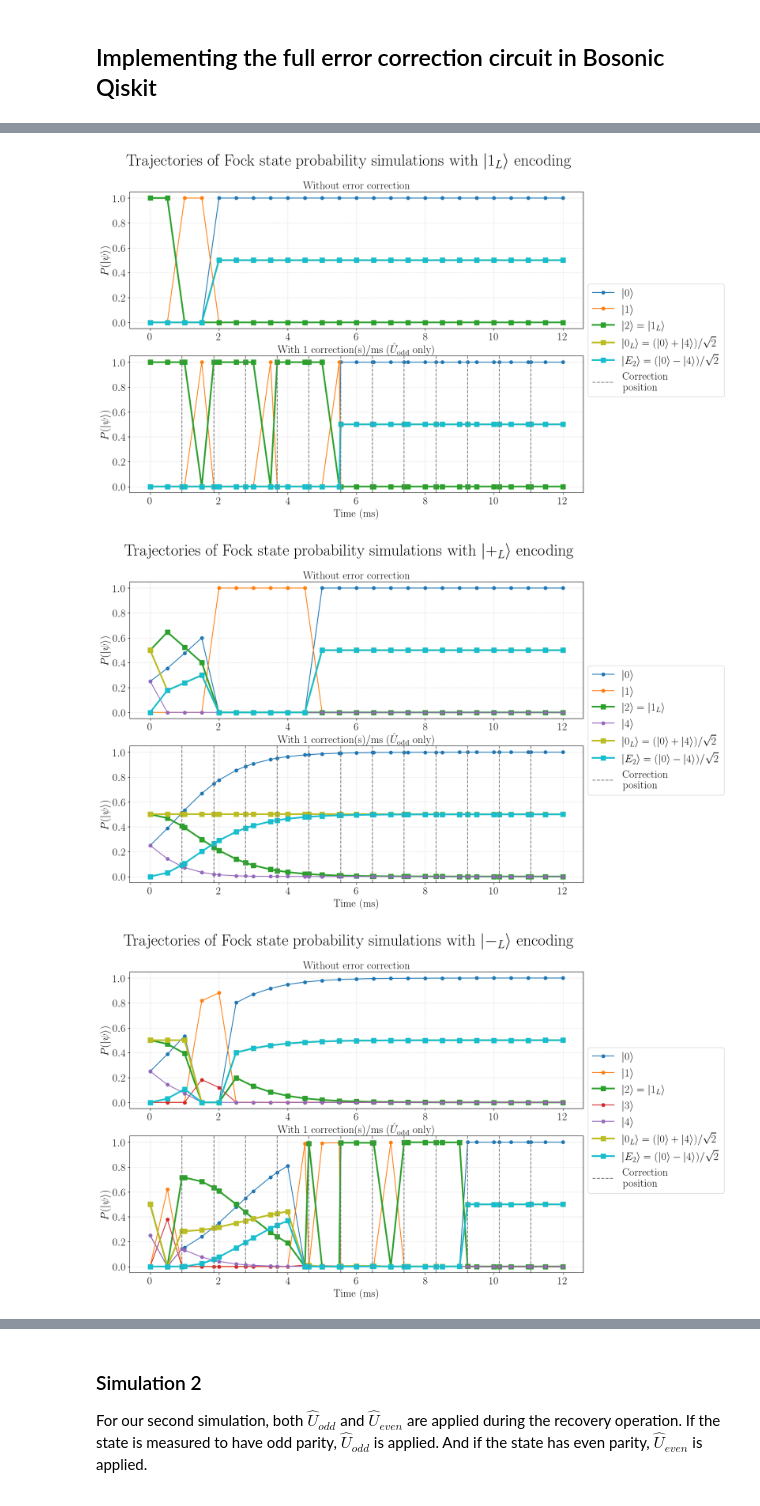
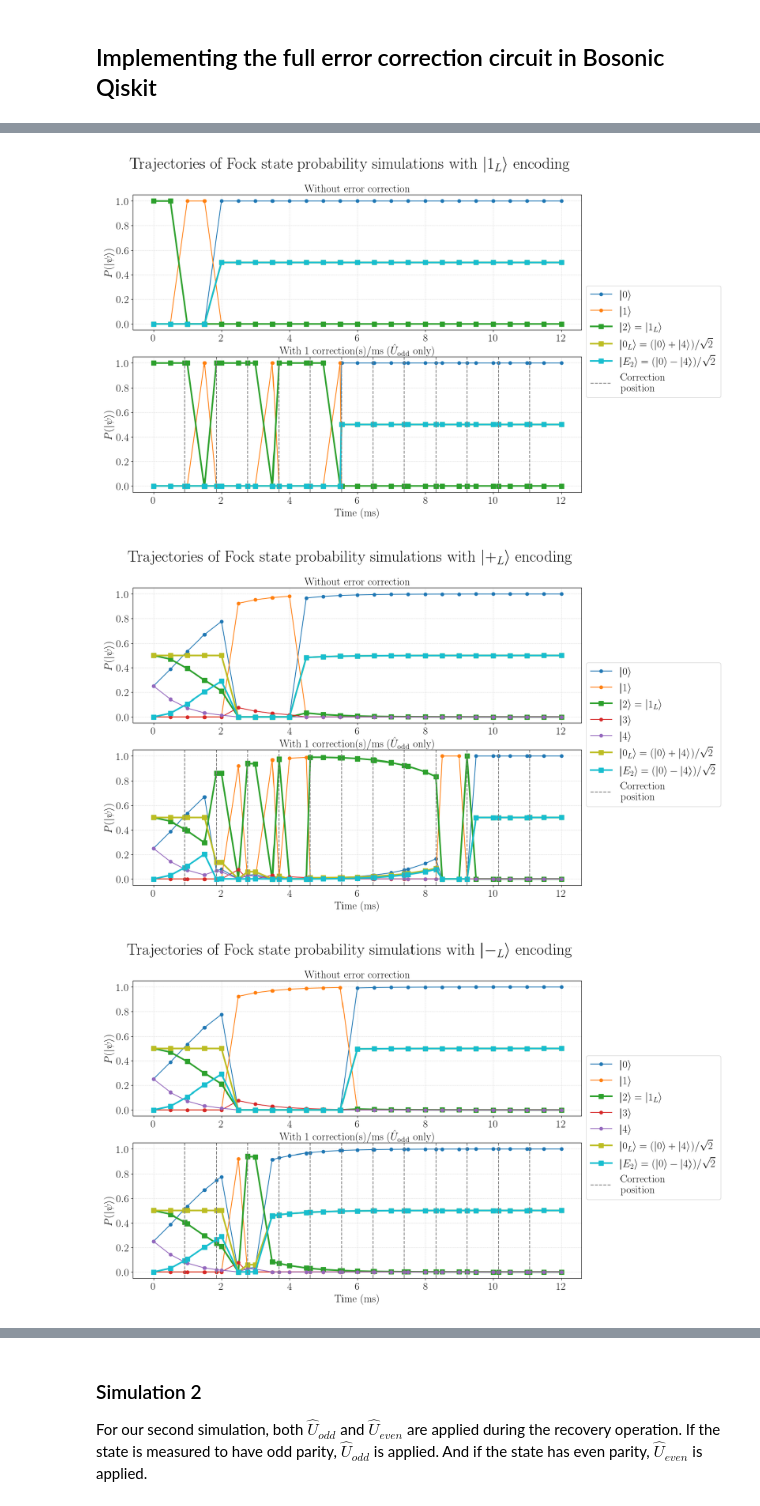
Before and after one commit to C2QA/bosonic-qiskit, a Jupyter notebook: tutorials/bosonic-kitten-code/bosonic-kitten-code.ipynb, the cells around one changed output, grey strips where cells are left out. Drawn from its saved outputs; the diff is of its cells as text; code cells hidden in the pictures.

```diff
--- a/tutorials/bosonic-kitten-code/bosonic-kitten-code.ipynb
+++ b/tutorials/bosonic-kitten-code/bosonic-kitten-code.ipynb
@@ -871,5 +939,7 @@ For brevity, we will only include the results from setting $\ket{1_L}$ as the in
 # %%
-# Compute exponential fit across a variety of corrections/ms
+# Compute exponential fit across a variety of corrections/ms for |1_L> only
+value = 'logi1'
+
 _num_corr = [1, 2, 5, 10]
 _correction_circ_time = [12 for _ in _num_corr] #[(i + 1) * 8 for i in range(5)]
 _additional_snaps = 0
@@ -896,6 +966,7 @@ for index, _corrections in enumerate(_num_corr):
     _curve_timing = np.linspace(0, _correction_circ_time[index], 100)
     if _additional_snaps != 0:
         plt.plot(correction_snapshot_timings, correction_avg_fid, marker='o', color=colors[index + 1], alpha=0.2)
+
     plt.plot(_curve_timing, np.exp(- _curve_timing/_lifetime),
              label=str(_num_corr[index]) + r' corrections/ms, ' + '\n' + r'$\tau = $' + str(_lifetime) + r'ms $\pm$' + str(_lifetime_uncertainty) + r'ms', color=colors[index + 1])
 
@@ -927,14 +997,7 @@ For clarity, we will extract out the results of a single shot from the existing
 # %%
 ### Adjust these parameters ###
-run = [(16, 0), (1, 2), (0, 3), (2, 1)] # Choose single shot to graph. Tuples are formatted as (noise_only_shot, correction_shot).
+run = [(14, 0), (1, 1), (3, 4), (0, 12)] # Choose single shot to graph. Tuples are formatted as (noise_only_shot, correction_shot).
 ##
-
-# For formatting graphs
-encoding=['logi0', 'logi1', 'logi_xplus', 'logi_xminus']
-encoding_format = {'logi0': r'$0_L$', 'logi1': r'$1_L$', 'logi_xplus': r'$+_L$', 'logi_xminus':r'$-_L$', 'logi_yplus':r'$+i_L$', 'logi_yminus': r'$-i_L$'}
-
-# Colors for plotting
-colors= ['#1f77b4', '#ff7f0e', '#2ca02c', '#d62728', '#9467bd', '#8c564b', '#e377c2', '#7f7f7f', '#bcbd22', '#17becf']
 
 # Plot photon probability for all initial encodings
 for index, value in enumerate(encoding):
@@ -953,10 +1016,6 @@ for index, value in enumerate(encoding):
 
     noise_only_fock_prob_logical = [i[run_noise] for i in noise_only_prob_logical]
     correction_fock_prob_logical = [i[run_corr] for i in correction_prob_logical]
-
-    logical_label = [r'$\lvert 0_L \rangle = (\lvert 0 \rangle + \lvert 4 \rangle)/\sqrt{2}$',
-                     r'$\lvert E_2 \rangle = (\lvert 0 \rangle - \lvert 4 \rangle)/\sqrt{2}$',
-                     r'$\lvert 1_L \rangle$']
 
     # Fock state probability visualization, average
     # noise_only_fock_prob = [np.mean(i, axis=0) for i in noise_only_prob]
@@ -1059,3 +1118,3 @@ for index, value in enumerate(encoding):
-[figure, old version]
+[figure, new version]
-[figure, old version]
+[figure, new version]
-[figure, old version]
+[figure, new version]
```
Also changed, not shown: parts of 19 cells of this notebook.
